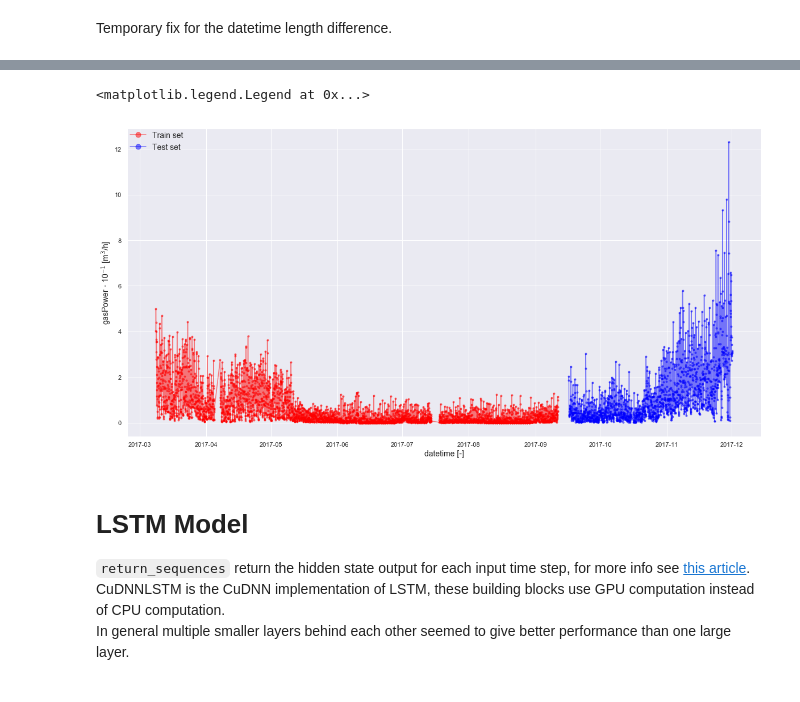
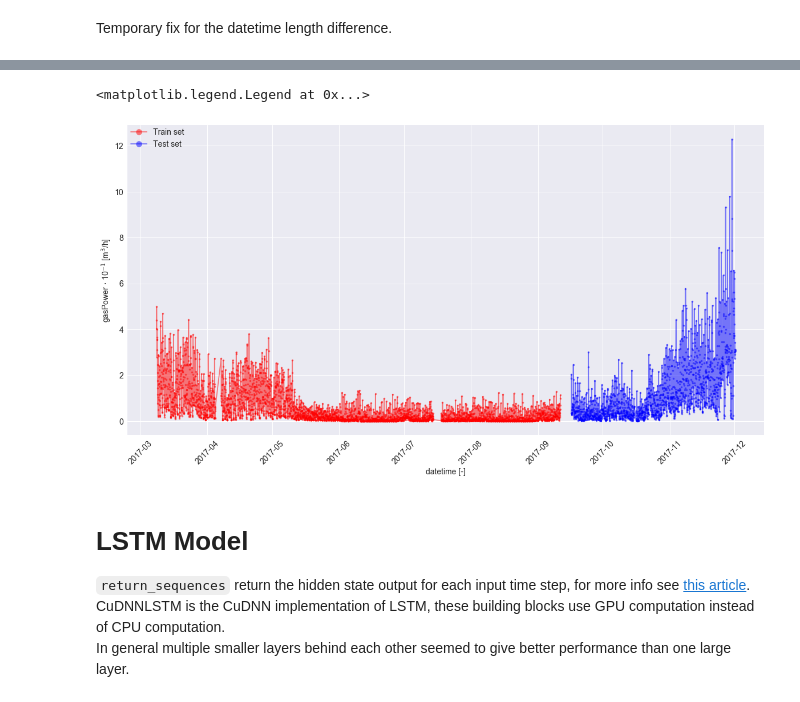
Before and after one commit to deKeijzer/Multivariate-time-series-models-in-Keras, a Jupyter notebook: notebooks/4.1 LSTM.ipynb, the cells around one changed output, grey strips where cells are left out. Saved outputs shown, nothing was run; the diff lists cells and outputs as text; code cells hidden in the pictures.

```diff
--- a/notebooks/4.1 LSTM.ipynb
+++ b/notebooks/4.1 LSTM.ipynb
@@ -171,19 +180,22 @@ X_test_values.shape, y_test.shape
 # %%
 """
 Create the plot
 """
 plt.figure(figsize=(20,10))
 
 plt.plot(X_train_values.index, y_train, '.-', color='red', label='Train set', alpha=0.5)
 plt.plot(X_test_values.index, y_test, '.-', color='blue', label='Test set', alpha=0.5)
 
 plt.ylabel(r'gasPower $\cdot$ 10$^{-%s}$ [m$^3$/h]' % magnitude, fontsize=14)
 plt.xlabel('datetime [-]', fontsize=14) #TODO: set x values as actual dates
 
+plt.xticks(fontsize=14, rotation=45)
+plt.yticks(fontsize=14)
+
 plt.legend(loc='upper left', borderaxespad=0, frameon=False, fontsize=14, markerscale=3)
 # %% [output]
 <matplotlib.legend.Legend at 0x...>
-[figure, old version]
+[figure, new version]
 # %% [markdown]
 # LSTM Model
 `return_sequences` return the hidden state output for each input time step, for more info see [this article](https://machinelearningmastery.com/return-sequences-and-return-states-for-lstms-in-keras/).
```
Also changed, not shown: parts of 11 cells of this notebook, 2 other files.
